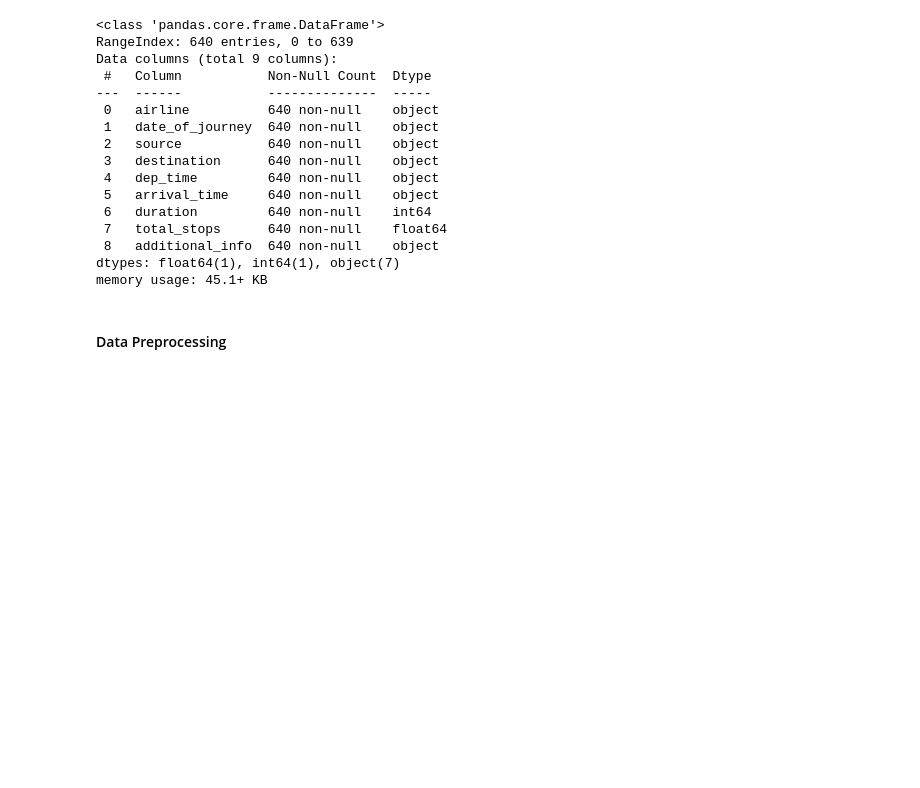
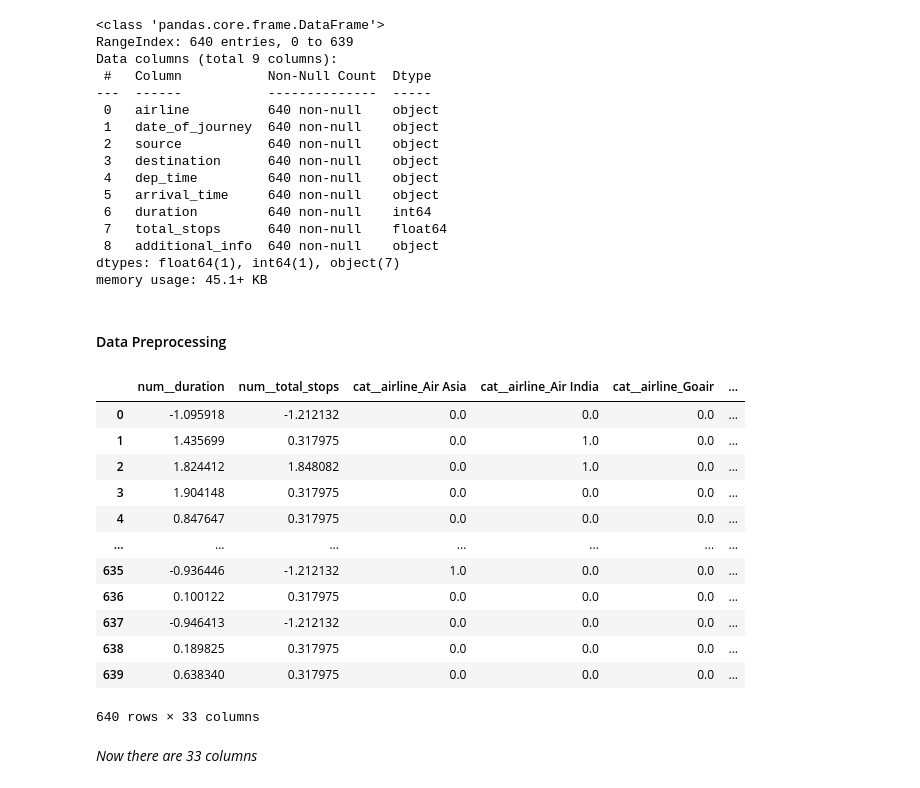
Before and after one commit to NityaVerma19/Flight-Price-Prediction, a Jupyter notebook: training.ipynb, the cells around one changed output. Drawn from its saved outputs; the diff is of its cells as text; code cells hidden in the pictures; blank space fills up the shorter version.

```diff
--- a/training.ipynb
+++ b/training.ipynb
@@ -84,19 +84,51 @@ dt_cols  = ["date_of_journey","dep_time","arrival_time"]
 #categorical columns
 cat_cols = [col for col in X_train.columns if (col not in dt_cols) and (col not in num_cols)]
 # %%
-num_pipe = Pipeline(steps =[
+num_trans = Pipeline(steps =[
     ("impiter", SimpleImputer(strategy="median")),
     ("scaler", StandardScaler())
 ])
 
-cat_pipe = Pipeline(steps = [
+cat_trans = Pipeline(steps = [
     ("imputer", SimpleImputer(strategy= "most_frequent")),
     ("encoder", OneHotEncoder(sparse_output=False))
 ])
+
+doj_trans = Pipeline(steps = [
+    ("imputer", SimpleImputer(strategy="most_frequent")),
+    ("extractor", DatetimeFeatures(features_to_extract=["month", "week", "day_of_week", "day_of_month"], format="mixed")),
+    ("scaler", StandardScaler())
+])
+
+time_trans = Pipeline(steps = [
+    ("imputer", SimpleImputer(strategy="most_frequent")),
+    ("extractor", DatetimeFeatures(features_to_extract=["hour", "minute"], format="mixed")),
+    ("scaler", StandardScaler())
+])
 # %%
 #columns transformer helps to apply a set of operations on the columns
 
 preprocessor = ColumnTransformer(transformers= [
-    ("num", num_pipe, num_cols),
-    ("cat", cat_pipe, cat_cols)
+    ("num", num_trans, num_cols),
+    ("cat", cat_trans, cat_cols),
+    ("doj", doj_trans, ['date_of_journey']),
+    ("time", time_trans, ["dep_time", "arrival_time"])
 ])
+# %%
+preprocessor.fit_transform(X_train)
+# %% [output]
+|  | num__duration | num__total_stops | cat__airline_Air Asia | cat__airline_Air India | cat__airline_Goair | ... |
+| 0 | -1.095918 | -1.212132 | 0.0 | 0.0 | 0.0 | ... |
+| 1 | 1.435699 | 0.317975 | 0.0 | 1.0 | 0.0 | ... |
+| 2 | 1.824412 | 1.848082 | 0.0 | 1.0 | 0.0 | ... |
+| 3 | 1.904148 | 0.317975 | 0.0 | 0.0 | 0.0 | ... |
+| 4 | 0.847647 | 0.317975 | 0.0 | 0.0 | 0.0 | ... |
+| ... | ... | ... | ... | ... | ... | ... |
+| 635 | -0.936446 | -1.212132 | 1.0 | 0.0 | 0.0 | ... |
+| 636 | 0.100122 | 0.317975 | 0.0 | 0.0 | 0.0 | ... |
+| 637 | -0.946413 | -1.212132 | 0.0 | 0.0 | 0.0 | ... |
+| 638 | 0.189825 | 0.317975 | 0.0 | 0.0 | 0.0 | ... |
+| 639 | 0.638340 | 0.317975 | 0.0 | 0.0 | 0.0 | ... |
+640 rows × 33 columns
+# %% [markdown]
+*Now there are 33 columns*
```
Also changed, not shown: parts of 1 cell of this notebook, 1 other file.
